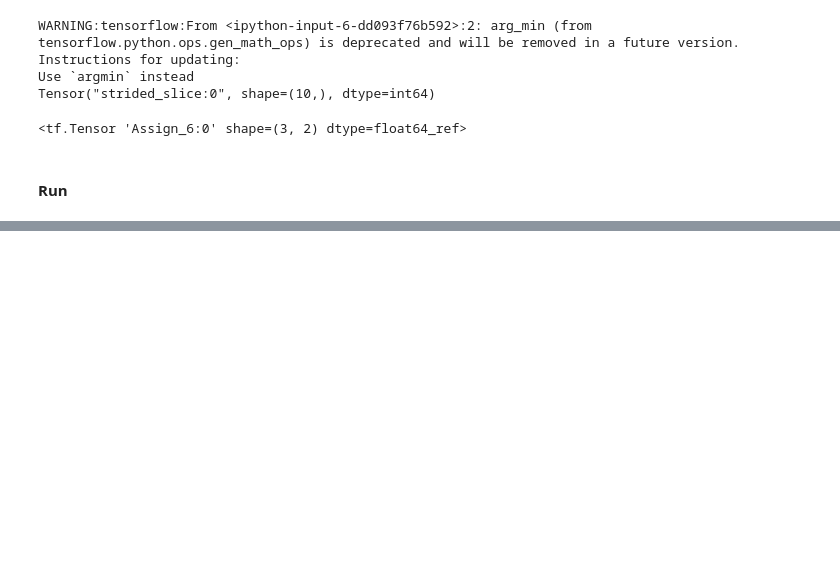
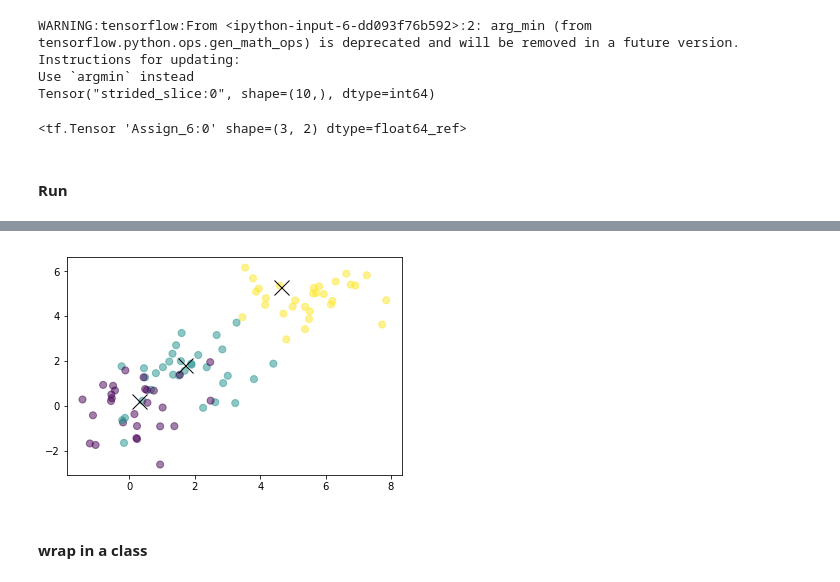
Before and after one commit to MJeremy2017/TF_Practice, a Jupyter notebook: k-means.ipynb, the cells around one changed output, grey strips where cells are left out. Drawn from its saved outputs; the diff is of its cells as text; code cells hidden in the pictures; blank space fills up the shorter version.

```diff
--- a/k-means.ipynb
+++ b/k-means.ipynb
@@ -85,7 +85,7 @@ update_centoids
 import time
 st = time.time()
 
-points = tf.constant(np.random.uniform(0, 10, [n_points, 2]))
+points = tf.convert_to_tensor(np.random.uniform(0, 10, [n_points, 2]))
 centroids = tf.slice(tf.random_shuffle(points), [0, 0], [n_clusters, 2])
 
 points_expanded = tf.expand_dims(points, 0)
@@ -95,7 +95,7 @@ centroids_expanded = tf.expand_dims(centroids, 1)
 print(centroids_expanded.shape)
 
 distances = tf.reduce_sum(tf.square(tf.subtract(points_expanded, centroids_expanded)), 2)
-assignments = tf.arg_min(distances, 0)  # along 0 axis the smallest
+assignments = tf.argmin(distances, 0)  # along 0 axis the smallest
 
 means = []
 for c in range(n_clusters):
@@ -107,10 +107,11 @@ new_centroids = tf.squeeze(tf.stack(means))
 centroids = new_centroids
 
 with tf.Session() as sess:
-    sess.run(tf.global_variables_initializer())
+    # sess.run(tf.global_variables_initializer())
     for step in range(100):
-        # [_, centroid_values, points_values, assignment_values] = sess.run([update_centroids, centroids, points, assignments])
-        assignments_values = sess.run(assignments)
+        [centroid_values, points_values, assignment_values] = sess.run([centroids, points, assignments])
+
+        # assignments_values = sess.run(assignments)
 
 print("centroids" + "\n", centroid_values)
 
@@ -134,0 +146,3 @@ plt.show()
+# %%
+fixed_points = np.concatenate([np.random.normal(5, 1, (30, 2)), np.random.normal(2, 1, (30, 2)), np.random.normal(0, 1, (30, 2))])
+fixed_points.shape
@@ -134,0 +246,23 @@ plt.show()
+# %%
+a = gen_samples()
+b = init_centroids(a, 3)
+
+for i in range(2):
+    # print(i)
+    b, seg = update(a, b, 3)
+with tf.Session() as sess:
+    # print(sess.run(a))
+    # print(sess.run(b))
+    # pts = sess.run(a)
+    [cent, seg] = sess.run([b, seg])
+# %%
+%matplotlib inline
+import matplotlib.pyplot as plt
+
+plt.scatter(pts[:, 0], pts[:, 1], c=seg, s=50, alpha=0.5)
+plt.plot(cent[:, 0], cent[:, 1], 'kx', markersize=15)
+plt.show()
+# %% [output]
+[figure, added]
+# %% [markdown]
+#### wrap in a class
```
Also changed, not shown: parts of 10 cells of this notebook, 1 other file.
